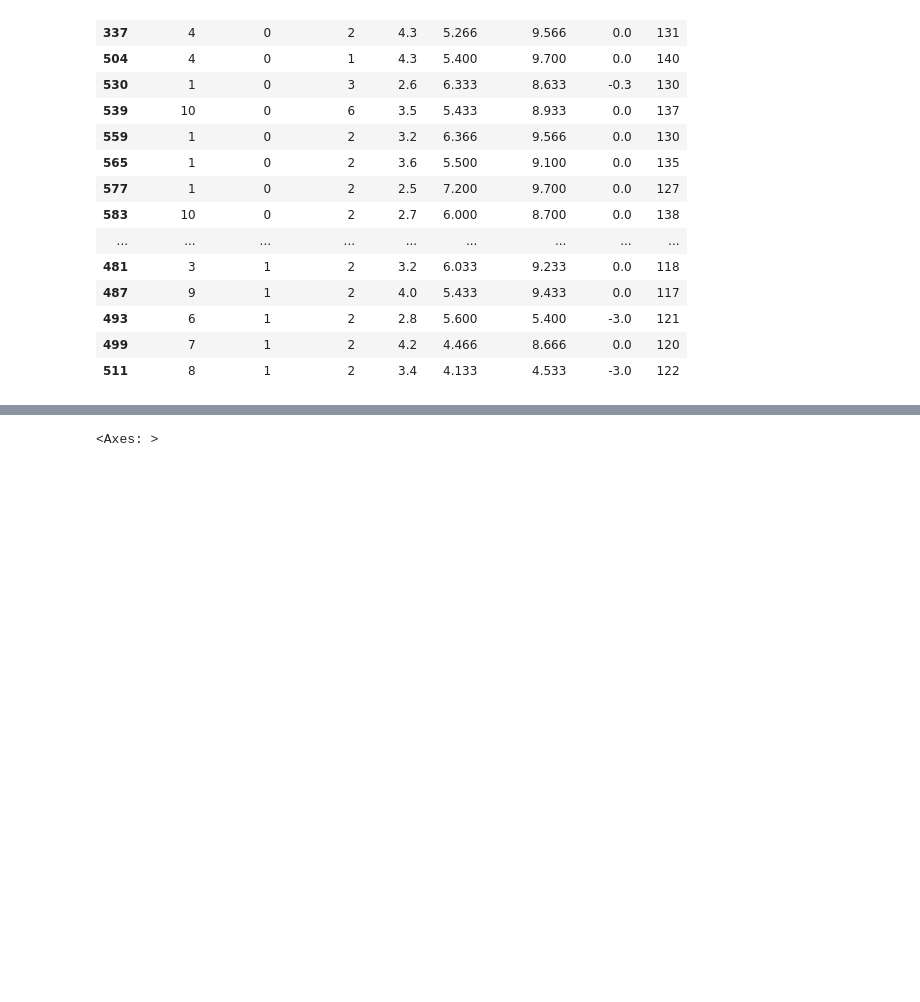
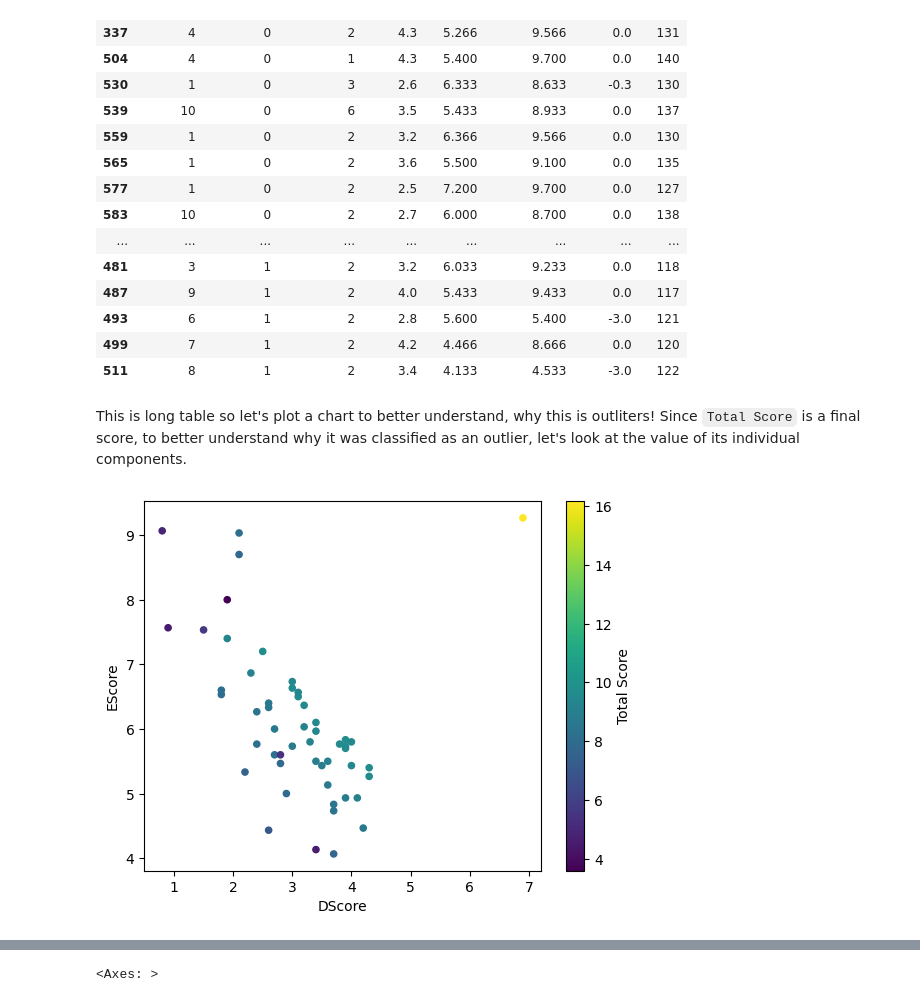
Before and after one commit to Asturn15/Gymnastics-on-GitHub, a Jupyter notebook: Project 5 - ML model in Python/Notebook project.ipynb, the cells around one changed output, grey strips where cells are left out. Drawn from its saved outputs; the diff is of its cells as text; code cells hidden in the pictures; blank space fills up the shorter version.

Commit message:
Dealing with outliers

```diff
--- a/Project 5 - ML model in Python/Notebook project.ipynb
+++ b/Project 5 - ML model in Python/Notebook project.ipynb
@@ -723,3 +722,10 @@ outliers
 | 493 | 6 | 1 | 2 | 2.8 | 5.600 | 5.400 | -3.0 | 121 |
 | 499 | 7 | 1 | 2 | 4.2 | 4.466 | 8.666 | 0.0 | 120 |
 | 511 | 8 | 1 | 2 | 3.4 | 4.133 | 4.533 | -3.0 | 122 |
+# %% [markdown]
+This is long table so let's plot a chart to better understand, why this is outliters! Since `Total Score` is a final score, to better understand why it was classified as an outlier, let's look at the value of its individual components.
+# %%
+# scatter chart with ouliers data
+outliers_chart = outliers.plot.scatter( x = 'DScore', y = 'EScore', c = 'Total Score')
+# %% [output]
+[figure, added]
```
Also changed, not shown: parts of 7 cells of this notebook.
